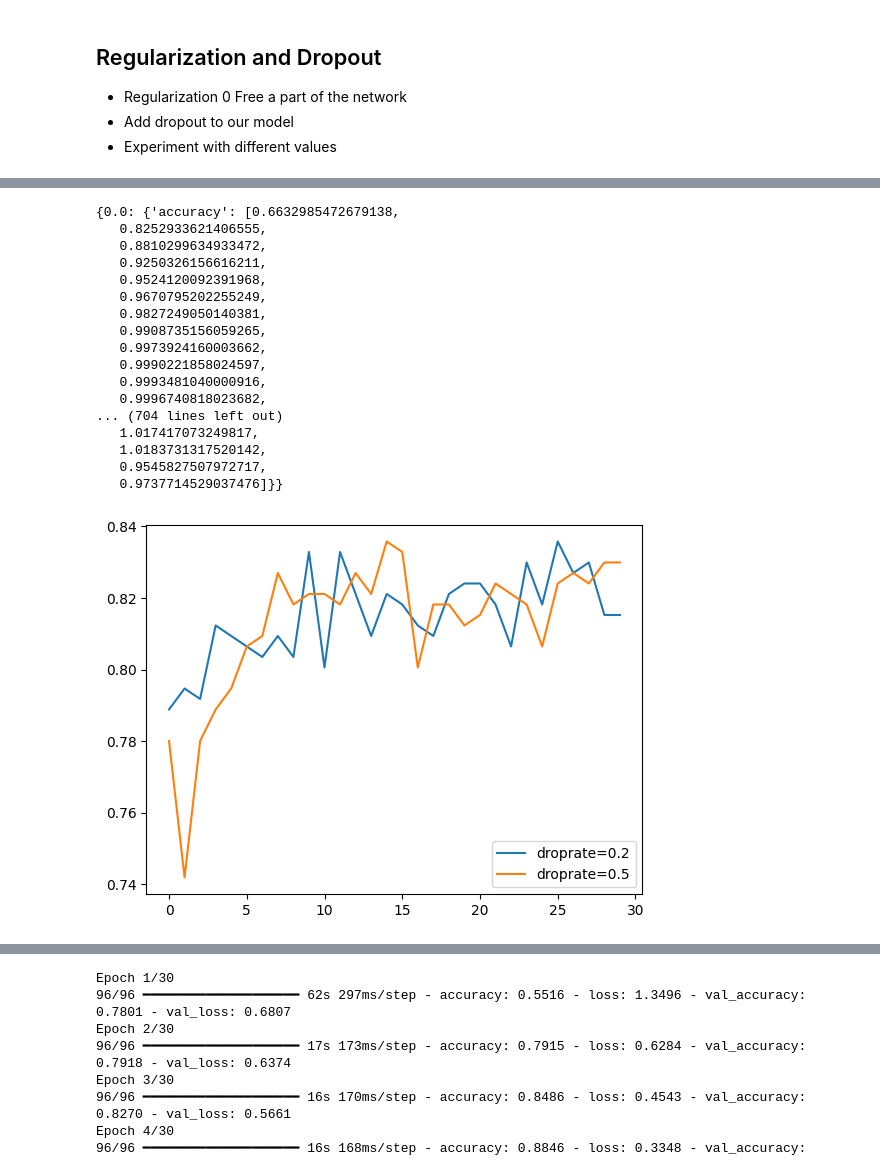
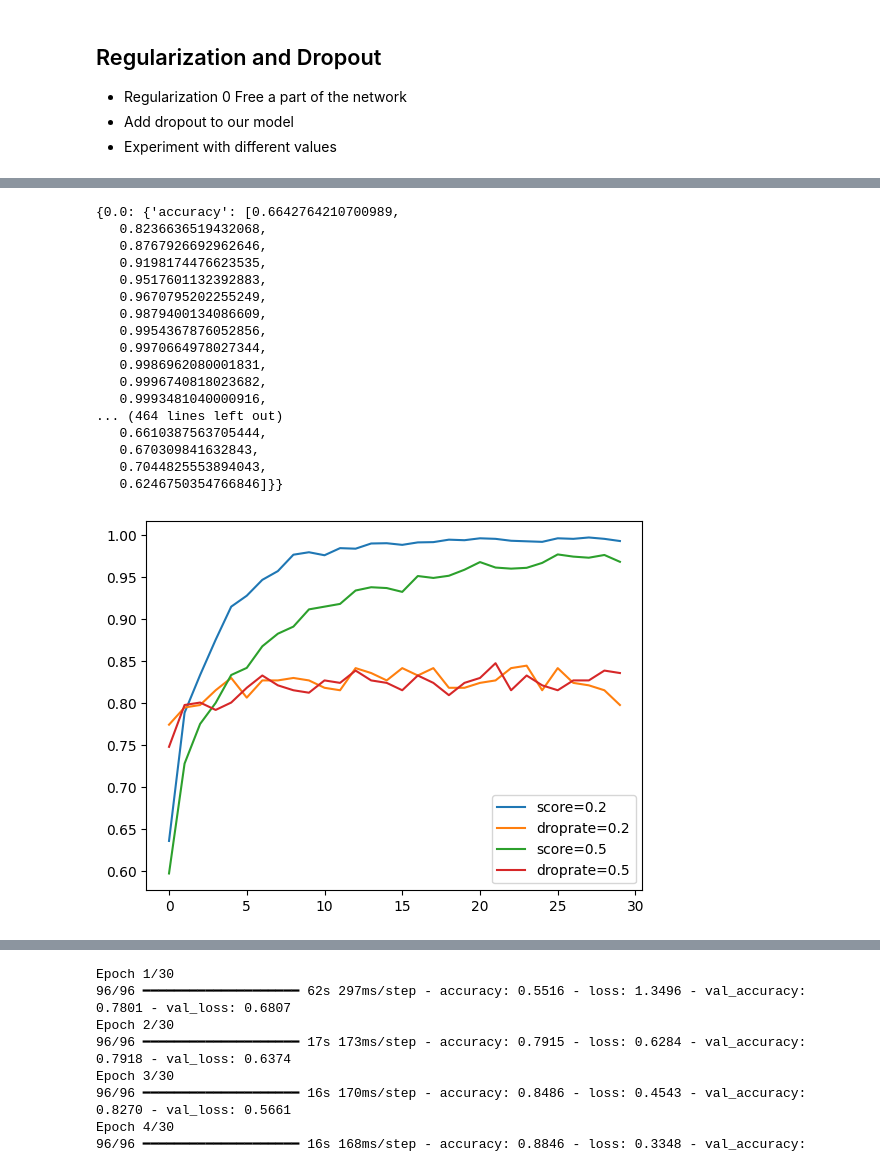
Before and after one commit to okellodaniel/image_classification_deeplearning, a Jupyter notebook: notebook.ipynb, the cells around one changed output, grey strips where cells are left out. Saved outputs shown, nothing was run; the diff lists cells and outputs as text; code cells hidden in the pictures.

Commit message:
Newer model worked on

```diff
--- a/notebook.ipynb
+++ b/notebook.ipynb
@@ -635,7 +655,7 @@ Fri Mar 14 08:30:47 2025
 - Add dropout to our model
 - Experiment with different values
 # %%
-def define_model_with_dense_inner(learning_rate=0.01,inner_size=100,drop_rate=0.1):
+def define_model_with_dense_inner(learning_rate=0.001,inner_size=100,drop_rate=0.1):
     """
     Build model
     """
@@ -689,7 +709,7 @@ def define_model_with_dense_inner(learning_rate=0.01,inner_size=100,drop_rate=0.
     return model
 # %%
 scores = {}
-for droprate in [0.0,0.1,0.2,0.5,0.8,0.9]:
+for droprate in [0.0,0.1,0.2,0.5]:
     print(f"######################{droprate}")
     lr = 0.001
     size = 100
@@ -717,23 +737,23 @@ Epoch 30/30
 # %%
 scores
 # %% [output]
-{0.0: {'accuracy': [0.6632985472679138,
-   0.8252933621406555,
-   0.8810299634933472,
-   0.9250326156616211,
-   0.9524120092391968,
+{0.0: {'accuracy': [0.6642764210700989,
+   0.8236636519432068,
+   0.8767926692962646,
+   0.9198174476623535,
+   0.9517601132392883,
    0.9670795202255249,
-   0.9827249050140381,
-   0.9908735156059265,
-   0.9973924160003662,
-   0.9990221858024597,
+   0.9879400134086609,
+   0.9954367876052856,
+   0.9970664978027344,
+   0.9986962080001831,
+   0.9996740818023682,
    0.9993481040000916,
-   0.9996740818023682,
-... (704 lines left out)
-   1.017417073249817,
-   1.0183731317520142,
-   0.9545827507972717,
-   0.9737714529037476]}}
+... (464 lines left out)
+   0.6610387563705444,
+   0.670309841632843,
+   0.7044825553894043,
+   0.6246750354766846]}}
 # %%
 # del scores[0.9]
 # del scores[0.8]
@@ -741,9 +761,10 @@ del scores[0.1]
 # %%
 for rate, hist in scores.items():
-    # plt.plot(hist['accuracy'],label=("score=%s"%score))
+    plt.plot(hist['accuracy'],label=("score=%s"%rate))
     plt.plot(hist['val_accuracy'],label=("droprate=%s"%rate))
+    # plt.ylim(0.79,0.85)
     plt.legend()
 # %% [output]
-[figure, old version]
+[figure, new version]
 # %%
 hist = scores[0.2]
```
Also changed, not shown: parts of 31 cells of this notebook, 3 other files.
